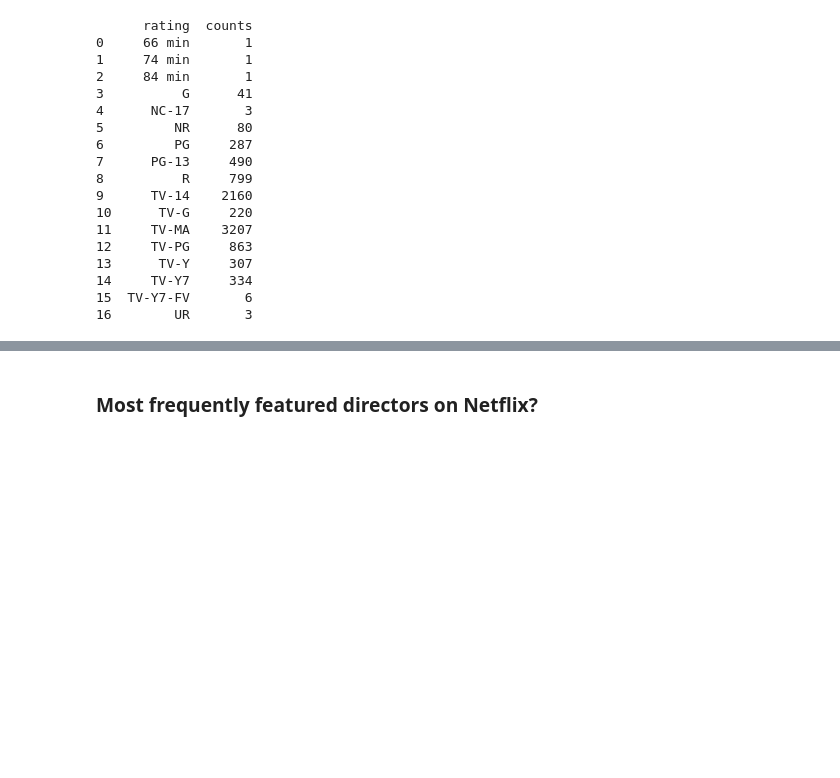
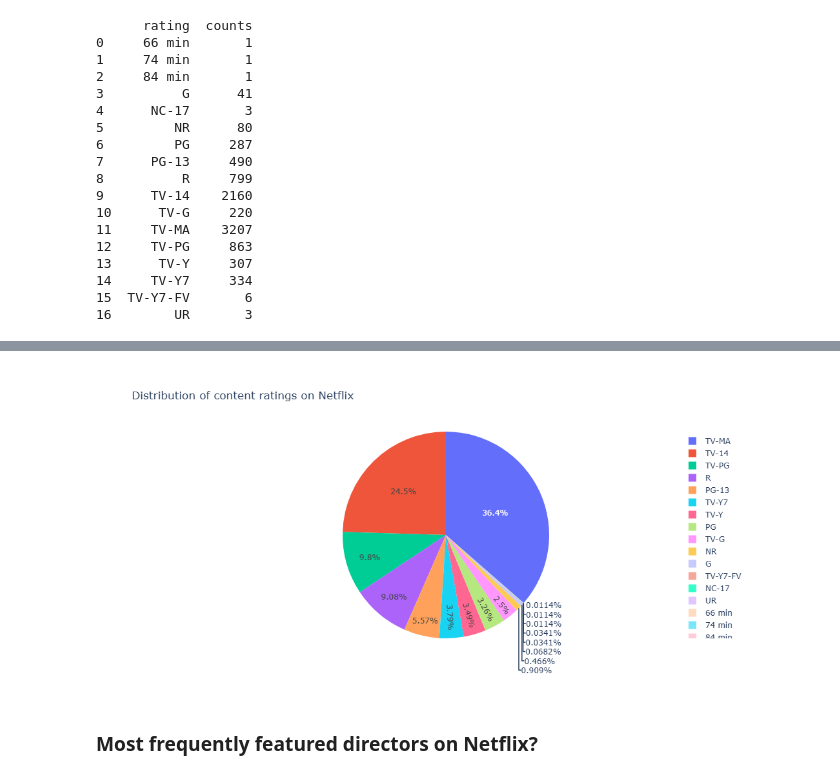
Before and after one commit to itsnehakv/Netflix-Catalogue-Data-Analysis, a Jupyter notebook: Netflix Data Analysis.ipynb, the cells around one changed output, grey strips where cells are left out. Saved outputs shown, nothing was run; the diff lists cells and outputs as text; code cells hidden in the pictures; blank space fills up the shorter version.

```diff
--- a/Netflix Data Analysis.ipynb
+++ b/Netflix Data Analysis.ipynb
@@ -49,11 +52,10 @@ print(x)
 15  TV-Y7-FV       6
 16        UR       3
 # %%
-contentTypes=px.pie(x, values='counts',names='rating', title='Distribution of content ratings on Netflix')
-contentTypes.update_layout(
+contentType_Chart=px.pie(x, values="counts", names="rating", title="Distribution of content ratings on Netflix")
+contentType_Chart.update_layout(
     autosize=False,
     width=500,
     height=500
 )
-contentTypes.show()
 # %% [output]
@@ -60,0 +62 @@ contentTypes.show()
+[figure, added]
```
Also changed, not shown: parts of 12 cells of this notebook.
